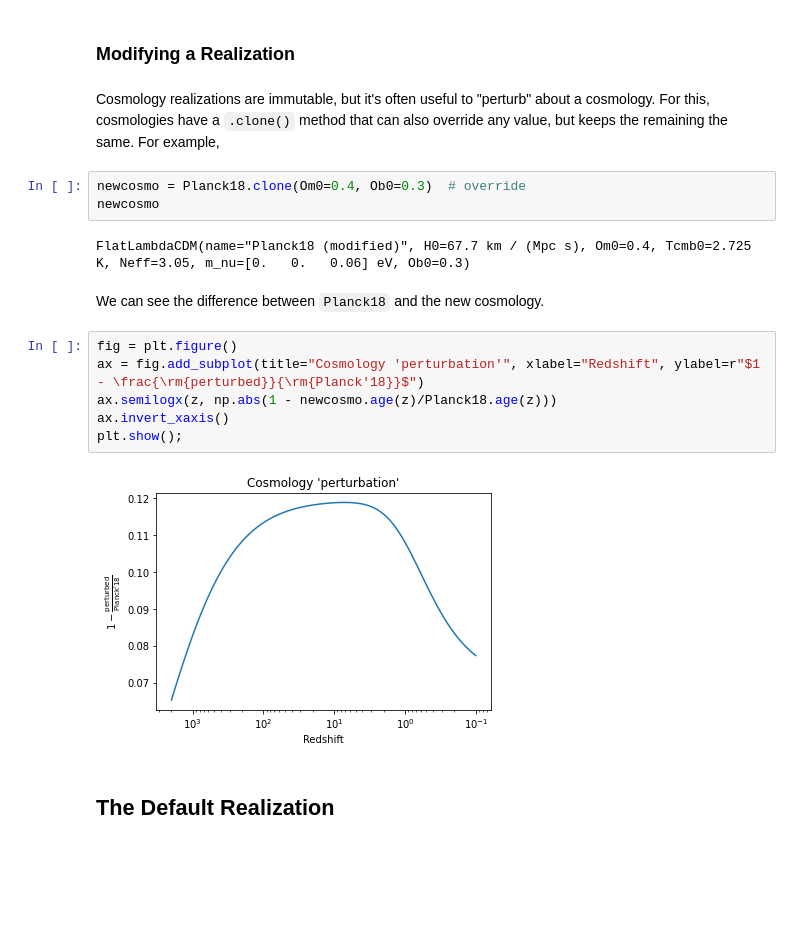
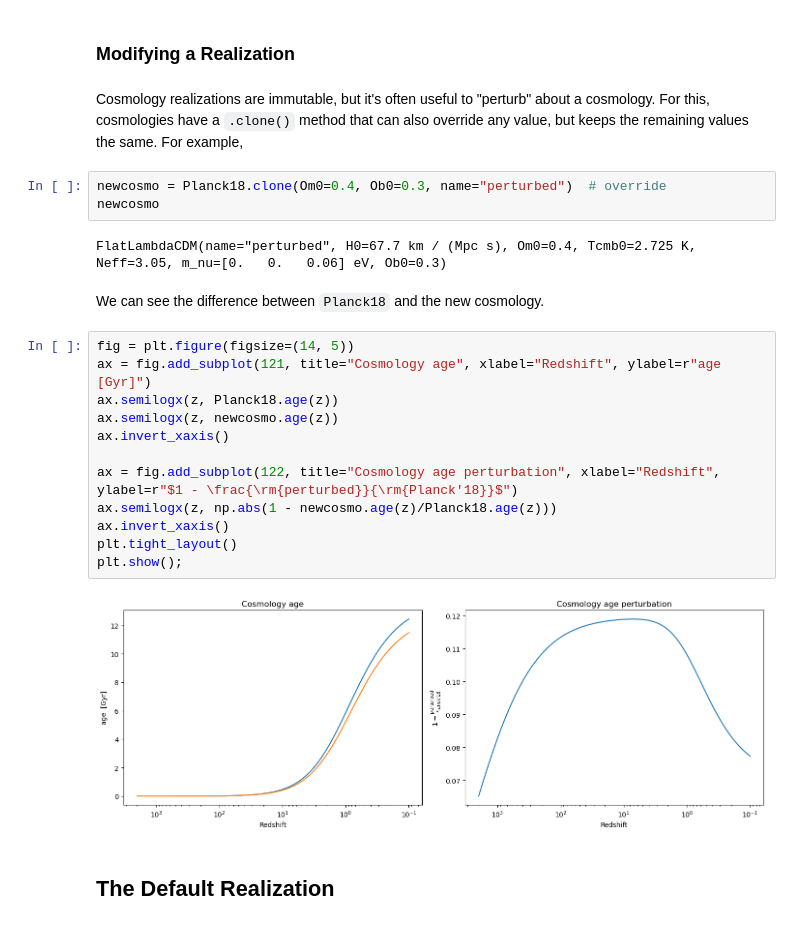
Before and after one commit to astropy/astropy-workshop, a Jupyter notebook: 11-Cosmology/Astropy_Cosmology.ipynb, the cells around one changed output. Drawn from its saved outputs; the diff is of its cells as text; blank space fills up the shorter version.

```diff
--- a/11-Cosmology/Astropy_Cosmology.ipynb
+++ b/11-Cosmology/Astropy_Cosmology.ipynb
@@ -111,22 +111,28 @@ plt.show();
 # %% [markdown]
 ### Modifying a Realization
 # %% [markdown]
-Cosmology realizations are immutable, but it's often useful to "perturb" about a cosmology. For this, cosmologies have a ``.clone()`` method that can also override any value, but keeps the remaining the same. For example,
+Cosmology realizations are immutable, but it's often useful to "perturb" about a cosmology. For this, cosmologies have a ``.clone()`` method that can also override any value, but keeps the remaining values the same. For example,
 # %%
-newcosmo = Planck18.clone(Om0=0.4, Ob0=0.3)  # override
+newcosmo = Planck18.clone(Om0=0.4, Ob0=0.3, name="perturbed")  # override
 newcosmo
 # %% [output]
-FlatLambdaCDM(name="Planck18 (modified)", H0=67.7 km / (Mpc s), Om0=0.4, Tcmb0=2.725 K, Neff=3.05, m_nu=[0.   0.   0.06] eV, Ob0=0.3)
+FlatLambdaCDM(name="perturbed", H0=67.7 km / (Mpc s), Om0=0.4, Tcmb0=2.725 K, Neff=3.05, m_nu=[0.   0.   0.06] eV, Ob0=0.3)
 # %% [markdown]
 We can see the difference between ``Planck18`` and the new cosmology.
 # %%
-fig = plt.figure()
-ax = fig.add_subplot(title="Cosmology 'perturbation'", xlabel="Redshift", ylabel=r"$1 - \frac{\rm{perturbed}}{\rm{Planck'18}}$")
+fig = plt.figure(figsize=(14, 5))
+ax = fig.add_subplot(121, title="Cosmology age", xlabel="Redshift", ylabel=r"age  [Gyr]")
+ax.semilogx(z, Planck18.age(z))
+ax.semilogx(z, newcosmo.age(z))
+ax.invert_xaxis()
+
+ax = fig.add_subplot(122, title="Cosmology age perturbation", xlabel="Redshift", ylabel=r"$1 - \frac{\rm{perturbed}}{\rm{Planck'18}}$")
 ax.semilogx(z, np.abs(1 - newcosmo.age(z)/Planck18.age(z)))
 ax.invert_xaxis()
+plt.tight_layout()
 plt.show();
 # %% [output]
-[figure, old version]
+[figure, new version]
 # %% [markdown]
 ## The Default Realization
 # %% [markdown]
```
Also changed, not shown: parts of 19 cells of this notebook, 1 other file.
